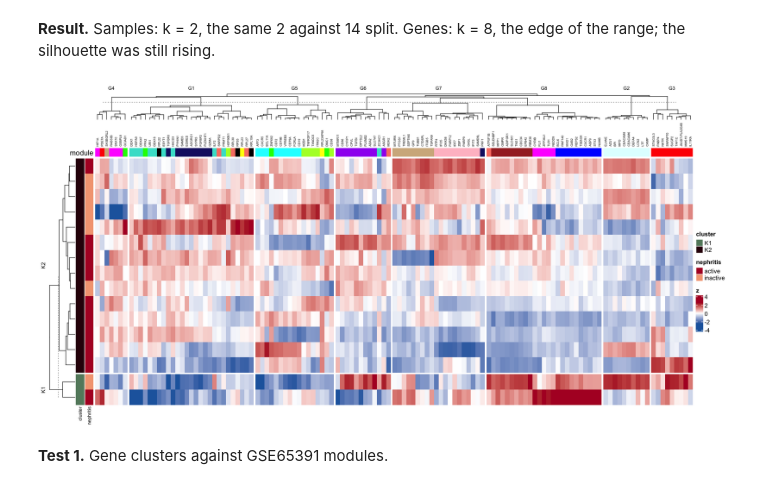
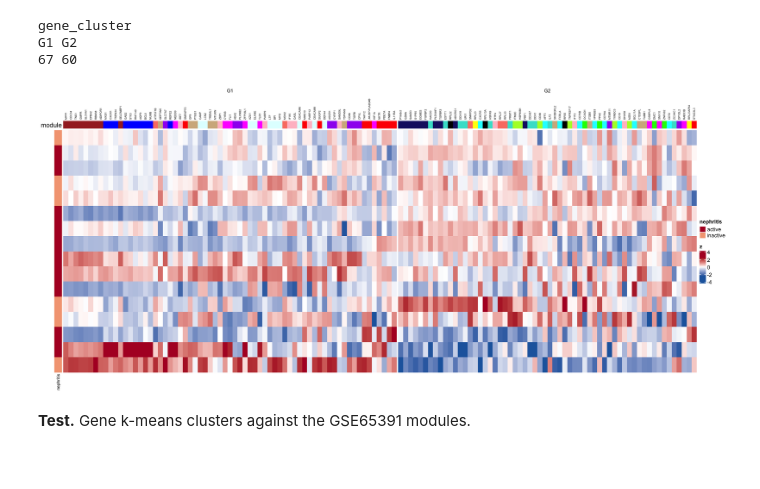
Before and after one commit to NIH-NLM/endotypes-transcriptomics, a Jupyter notebook: ipynb/18_GSE232381_bulk_RNA_seq_heatmap_kmeans.ipynb, the cells around one changed output. Drawn from its saved outputs; the diff is of its cells as text; code cells hidden in the pictures.

Commit message:
ready to test

```diff
--- a/ipynb/18_GSE232381_bulk_RNA_seq_heatmap_kmeans.ipynb
+++ b/ipynb/18_GSE232381_bulk_RNA_seq_heatmap_kmeans.ipynb
@@ -61,23 +35,36 @@ c(k_genes = nlevels(gene_cluster), k_samples = nlevels(sample_cluster))
-# %% [markdown]
-**Result.** Samples: k = 2, the same 2 against 14 split. Genes: k = 8, the edge of the range; the
-silhouette was still rising.
+# %%
+centre_order <- function(M, km) order(km$cluster, sqrt(rowSums((M - km$centers[km$cluster, , drop = FALSE])^2)))
+set.seed(SEED); km_genes <- kmeans(t(X), K_genes, nstart = 50, iter.max = 100)
+set.seed(SEED); km_samples <- if (K_samples > 1) kmeans(X, K_samples, nstart = 50, iter.max = 100) else
+  list(cluster = rep(1L, nrow(X)), centers = matrix(colMeans(X), 1))
+gene_cluster <- factor(paste0("G", km_genes$cluster), levels = paste0("G", seq_len(K_genes)))
+sample_split <- if (K_samples > 1) factor(paste0("K", km_samples$cluster)) else NULL
+table(gene_cluster)
+# %% [output]
+gene_cluster
+G1 G2
+67 60
 # %%
-options(repr.plot.width = 16, repr.plot.height = 8)
-Heatmap(t(pmin(pmax(Z, -2.5), 2.5)), name = "z", col = colorRamp2(c(-2.5, 0, 2.5), c("#2166AC", "white", "#B2182B")),
-        row_split = sample_cluster, column_split = gene_cluster,
-        clustering_method_rows = "ward.D2", clustering_method_columns = "ward.D2",
-        row_dend_side = "left", column_dend_side = "top",
-        row_dend_width = unit(15, "mm"), column_dend_height = unit(15, "mm"),
-        show_row_names = FALSE, column_names_side = "top", column_names_gp = gpar(fontsize = 5),
-        row_title_gp = gpar(fontsize = 9), column_title_gp = gpar(fontsize = 8),
-        top_annotation = HeatmapAnnotation(module = gene_module, col = list(module = setNames(unique(gene_module), unique(gene_module))),
-                                           show_legend = FALSE, annotation_name_side = "left"),
-        left_annotation = rowAnnotation(cluster = sample_cluster, nephritis = ifelse(meta$ln_active == 1, "active", "inactive"),
+options(repr.plot.width = 18, repr.plot.height = 8)
+figure <- function() {
+  Heatmap(Xc, name = "z", col = colorRamp2(c(-2.5, 0, 2.5), c("#2166AC", "white", "#B2182B")),
+          row_split = sample_split, column_split = gene_cluster, cluster_rows = FALSE, cluster_columns = FALSE,
+          row_order = centre_order(X, km_samples), column_order = centre_order(t(X), km_genes),
+          show_row_names = FALSE, column_names_side = "top", column_names_gp = gpar(fontsize = 5),
+          column_title_gp = gpar(fontsize = 9),
+          top_annotation = HeatmapAnnotation(module = gene_module, col = list(module = setNames(unique(gene_module), unique(gene_module))),
+                                             show_legend = FALSE, annotation_name_side = "left"),
+          left_annotation = rowAnnotation(nephritis = ifelse(meta$ln_active == 1, "active", "inactive"),
                                           col = list(nephritis = c(active = "#B2182B", inactive = "#F4A582")),
-                                          annotation_name_gp = gpar(fontsize = 8)),
-        heatmap_legend_param = list(title = "z"))
+                                          annotation_name_gp = gpar(fontsize = 8)))
+}
+for (device in c("inline", "png")) {               # shown here, and saved as a 300 dpi PNG
+  if (device == "png") png(fig("GSE232381", "18_GSE232381_bulk_RNA_seq_heatmap_kmeans_1.png"), width = 18, height = 8, units = "in", res = 300)
+  out <- figure(); if (inherits(out, c("Heatmap", "HeatmapList"))) draw(out)
+  if (device == "png") invisible(dev.off())
+}
 # %% [output]
-[figure, old version]
+[figure, new version]
 # %% [markdown]
-**Test 1.** Gene clusters against GSE65391 modules.
+**Test.** Gene k-means clusters against the GSE65391 modules.
 # %%
```
Also changed, not shown: parts of 10 cells of this notebook, 44 other files.
